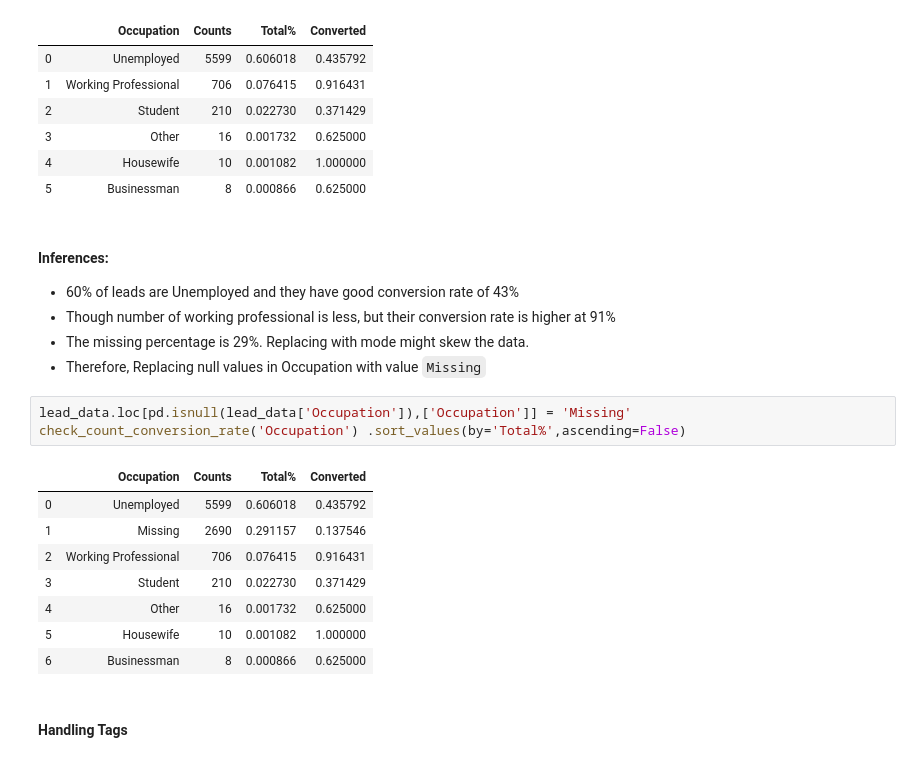
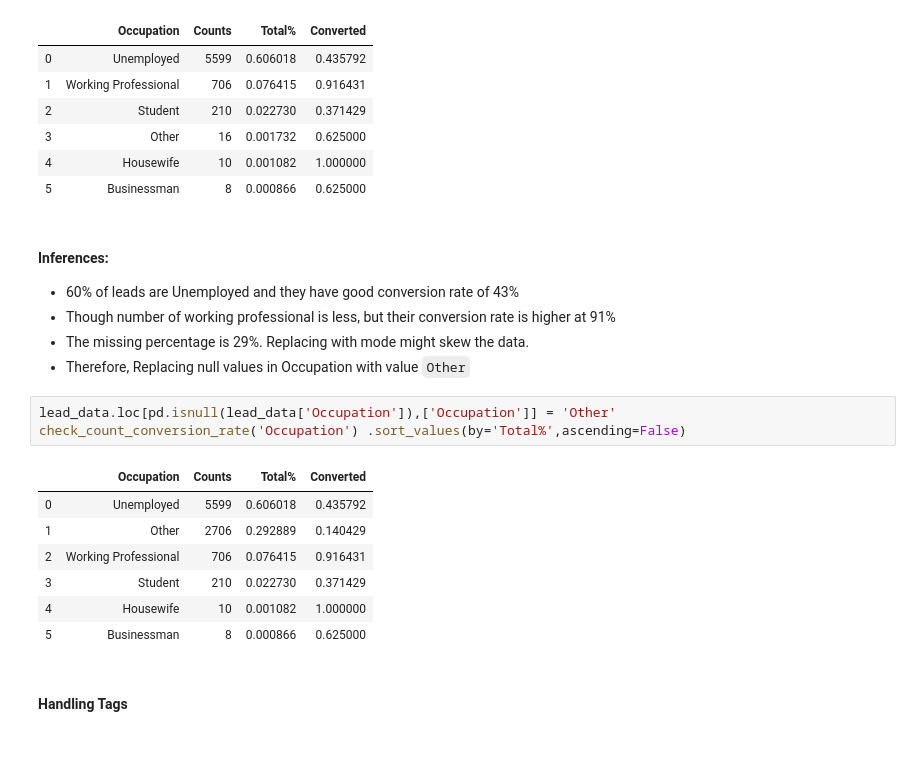
Before and after one commit to kanika1101/Logistic_Regression, a Jupyter notebook: Logistic_Lead_Scoring_Case_Study/Lead_Scoring.ipynb, the cells around one changed output. Drawn from its saved outputs; the diff is of its cells as text.

```diff
--- a/Logistic_Lead_Scoring_Case_Study/Lead_Scoring.ipynb
+++ b/Logistic_Lead_Scoring_Case_Study/Lead_Scoring.ipynb
@@ -926,19 +877,18 @@ check_count_conversion_rate('Occupation') .sort_values(by='Total%',ascending=Fal
 - 60% of leads are Unemployed and they have good conversion rate of 43%
 - Though number of working professional is less, but their conversion rate is higher at 91%
 - The missing percentage is 29%. Replacing with mode might skew the data.
-- Therefore, Replacing null values in Occupation with value `Missing`
+- Therefore, Replacing null values in Occupation with value `Other`
 # %%
-lead_data.loc[pd.isnull(lead_data['Occupation']),['Occupation']] = 'Missing'
+lead_data.loc[pd.isnull(lead_data['Occupation']),['Occupation']] = 'Other'
 check_count_conversion_rate('Occupation') .sort_values(by='Total%',ascending=False)
 # %% [output]
 |  | Occupation | Counts | Total% | Converted |
 | 0 | Unemployed | 5599 | 0.606018 | 0.435792 |
-| 1 | Missing | 2690 | 0.291157 | 0.137546 |
+| 1 | Other | 2706 | 0.292889 | 0.140429 |
 | 2 | Working Professional | 706 | 0.076415 | 0.916431 |
 | 3 | Student | 210 | 0.022730 | 0.371429 |
-| 4 | Other | 16 | 0.001732 | 0.625000 |
-| 5 | Housewife | 10 | 0.001082 | 1.000000 |
-| 6 | Businessman | 8 | 0.000866 | 0.625000 |
+| 4 | Housewife | 10 | 0.001082 | 1.000000 |
+| 5 | Businessman | 8 | 0.000866 | 0.625000 |
 # %% [markdown]
 #### Handling Tags
 # %%
```
Also changed, not shown: parts of 55 cells of this notebook.
